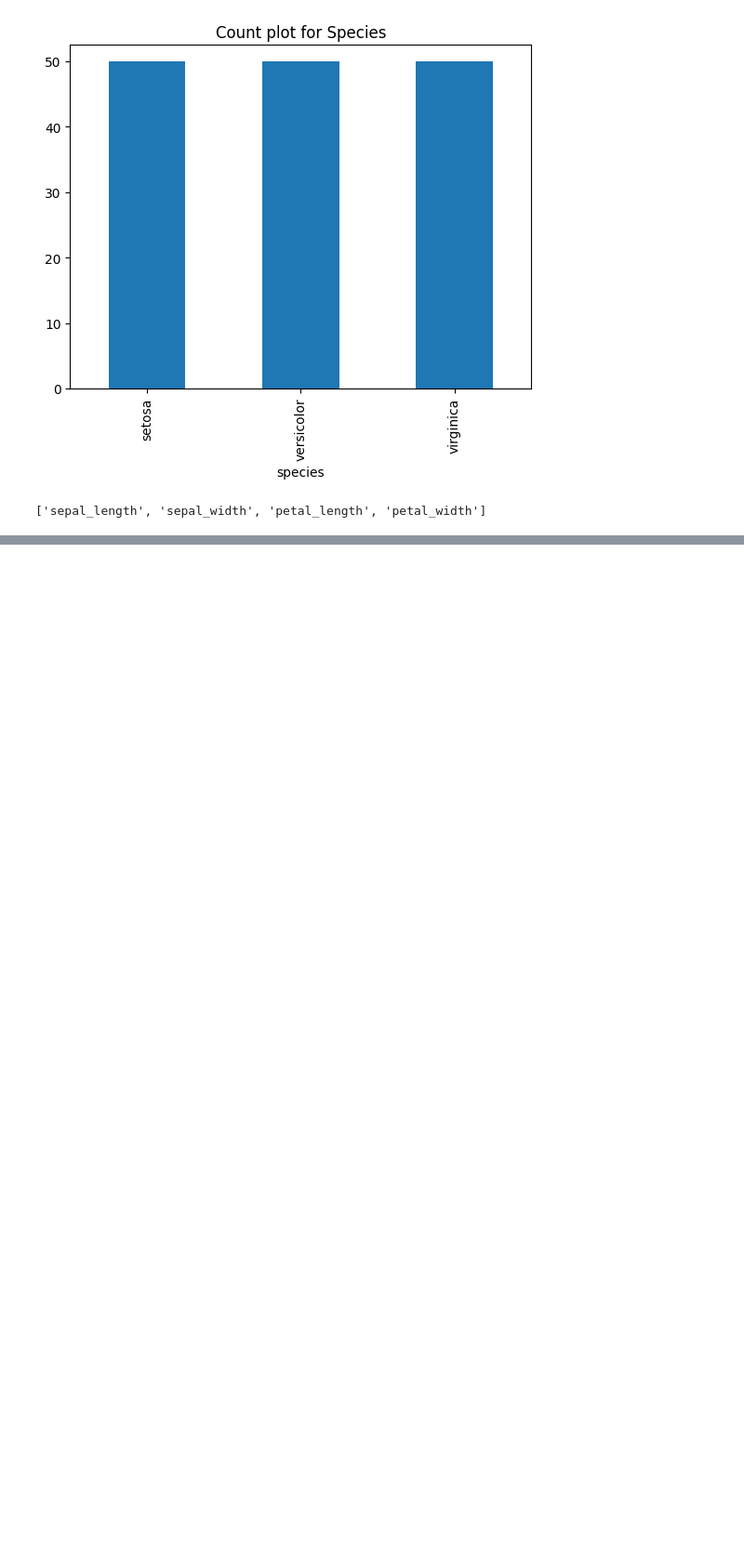
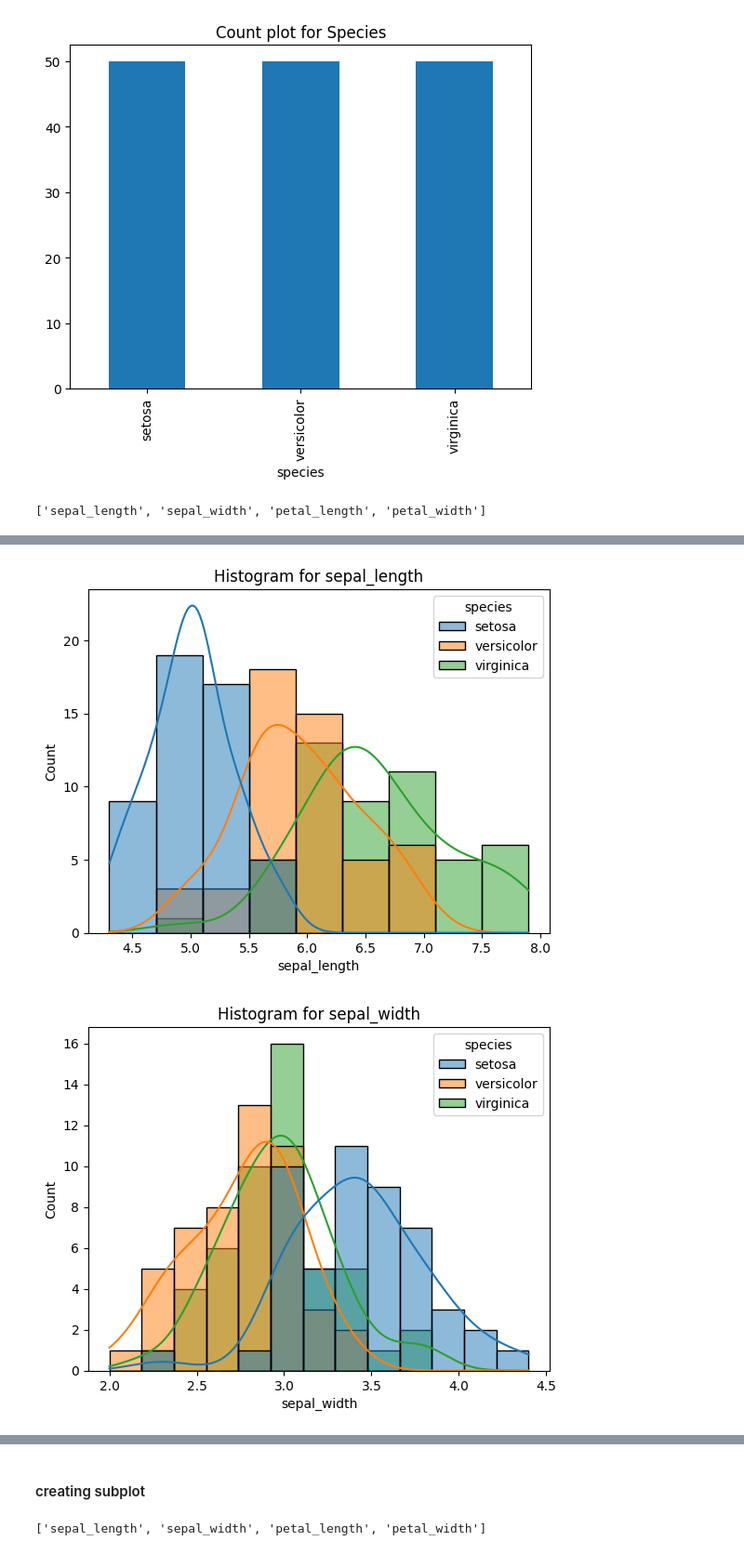
Before and after one commit to arvindravan/python_dsml, a Jupyter notebook: Complete EDA/Exploratory_Data_Analysis.ipynb, the cells around one changed output, grey strips where cells are left out. Shown at 93% size. Saved outputs shown, nothing was run; the diff lists cells and outputs as text; code cells hidden in the pictures; blank space fills up the shorter version.

```diff
--- a/Complete EDA/Exploratory_Data_Analysis.ipynb
+++ b/Complete EDA/Exploratory_Data_Analysis.ipynb
@@ -134,0 +140,8 @@ for i in con:
+# %%
+for i in con:
+    sb.histplot(data=df,x=i,kde=True,hue="species")
+    plt.title(f"Histogram for {i}")
+    plt.show()
+# %% [output]
+[figure, added]
+[figure, added]
@@ -134,0 +150,6 @@ for i in con:
+# %% [markdown]
+#### creating subplot
+# %%
+con
+# %% [output]
+['sepal_length', 'sepal_width', 'petal_length', 'petal_width']
```
Also changed, not shown: parts of 12 cells of this notebook.
